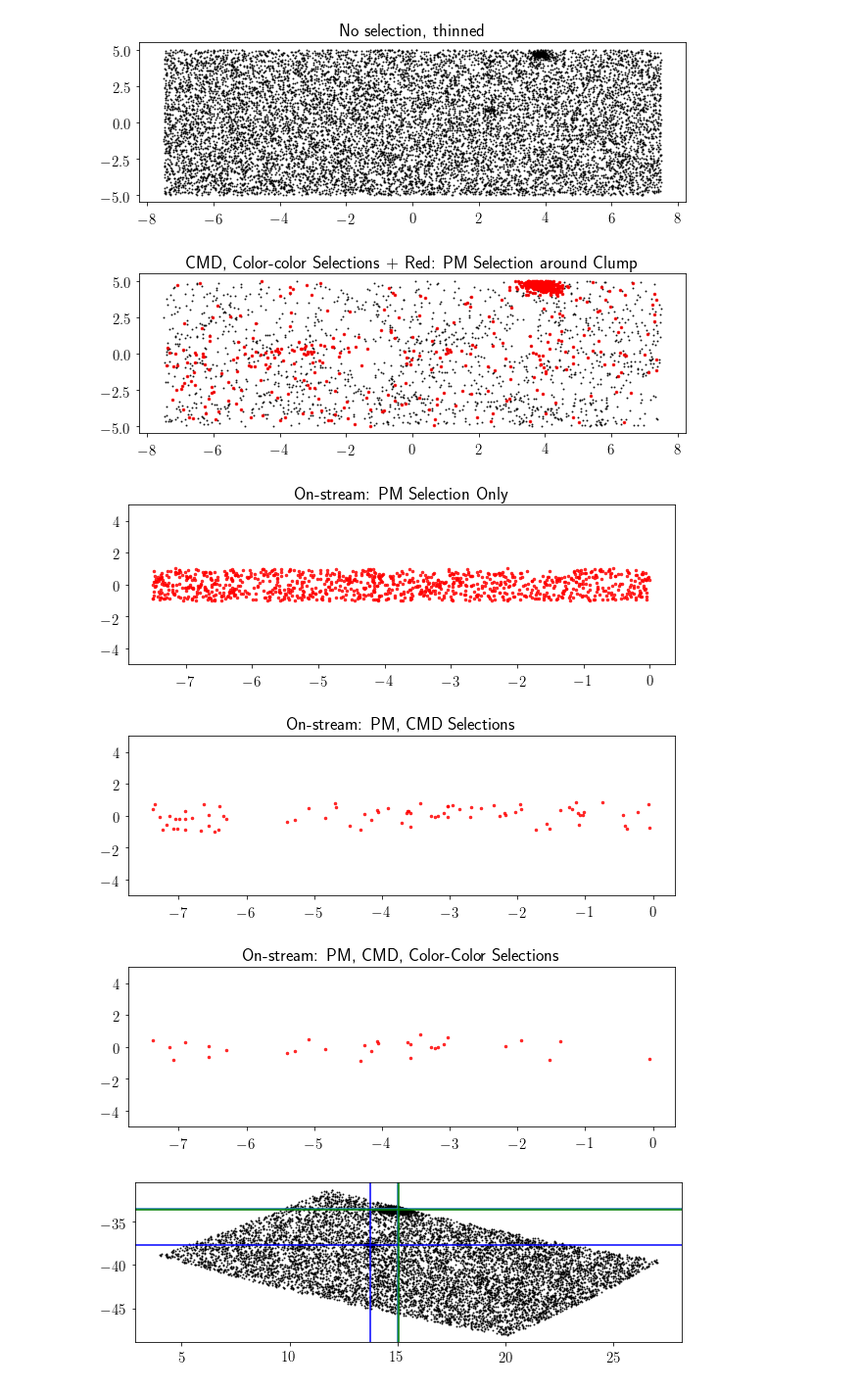
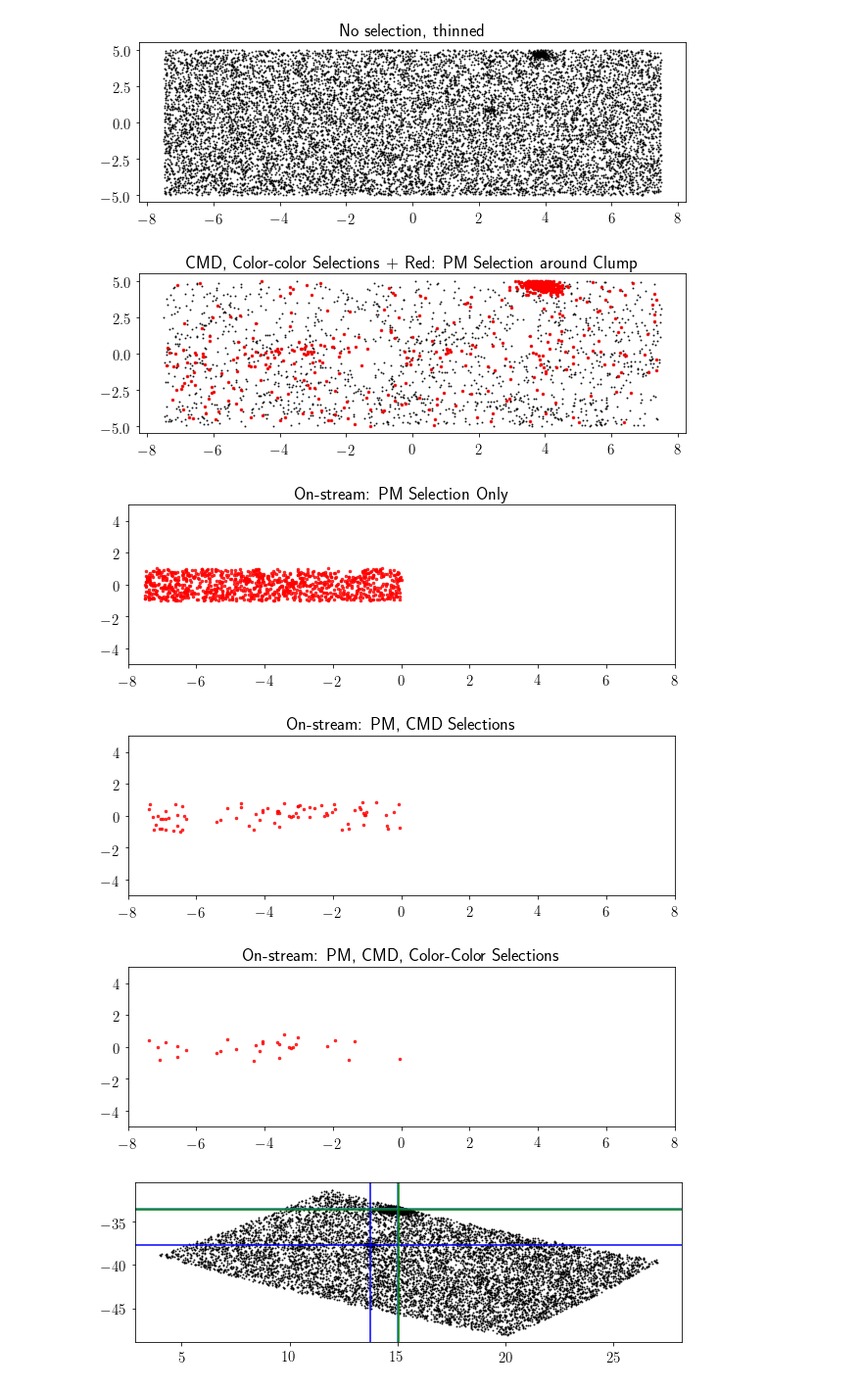
Before and after one commit to norashipp/shared_notebooks, a Jupyter notebook: Elqui.ipynb, the cells around one changed output. Shown at 98% size. Cells and saved outputs as stored; diff of their text form; code cells hidden in the pictures.

```diff
--- a/Elqui.ipynb
+++ b/Elqui.ipynb
@@ -666,34 +666,37 @@ plt.show()
 # %%
 # spatial plot with selections
 # on-stream: darkslateblue
 # off-stream: green
 
 plt.figure(figsize=(10,3))
 plt.plot(data['PHI1'][iso_cut1&ri_cut], data['PHI2'][iso_cut1&ri_cut], 'k.', ms=2, alpha=0.8)
 plt.plot(data['PHI1'][iso_cut1&ri_cut&pm_cut_clump], data['PHI2'][iso_cut1&ri_cut&pm_cut_clump], 'r.', ms=5, alpha=0.8)
 plt.title('CMD, Color-color Selections + Red: PM Selection around Clump')
 
 plt.figure(figsize=(10,3))
 plt.plot(data['PHI1'][pm_cut_clump_tight&on_stream], data['PHI2'][pm_cut_clump_tight&on_stream], 'r.', ms=5, alpha=0.8)
 plt.title('On-stream: PM Selection Only')
+plt.xlim(-8,8)
 plt.ylim(-5,5)
 
 plt.figure(figsize=(10,3))
 plt.plot(data['PHI1'][pm_cut_clump_tight&on_stream&iso_cut1], data['PHI2'][pm_cut_clump_tight&on_stream&iso_cut1], 'r.', ms=5, alpha=0.8)
 plt.title('On-stream: PM, CMD Selections')
+plt.xlim(-8,8)
 plt.ylim(-5,5)
 
 plt.figure(figsize=(10,3))
 plt.plot(data['PHI1'][pm_cut_clump_tight&on_stream&iso_cut1&ri_cut], data['PHI2'][pm_cut_clump_tight&on_stream&iso_cut1&ri_cut], 'r.', ms=5, alpha=0.8)
 plt.title('On-stream: PM, CMD, Color-Color Selections')
+plt.xlim(-8,8)
 plt.ylim(-5,5)
 
 plt.show()
 # %% [output]
 [figure]
-[figure, old version]
+[figure, new version]
-[figure, old version]
+[figure, new version]
-[figure, old version]
+[figure, new version]
 # %%
 plt.figure(figsize=(10,3))
 plt.plot(data['RA'][pm_cut_clump_tight], data['DEC'][pm_cut_clump_tight], 'k.', ms=2, alpha=0.8)
```
